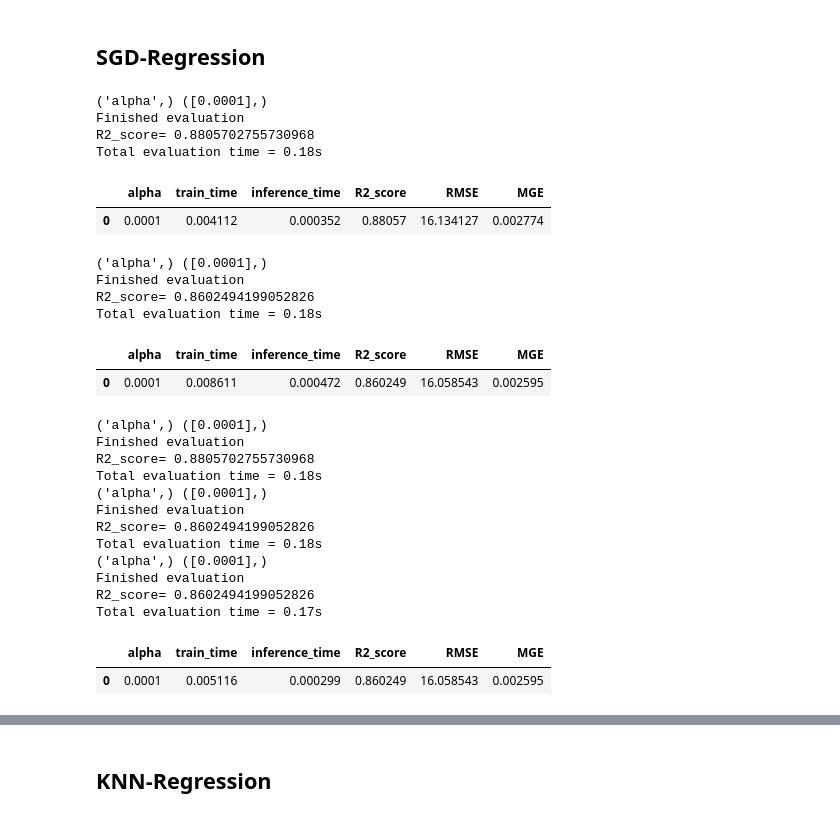
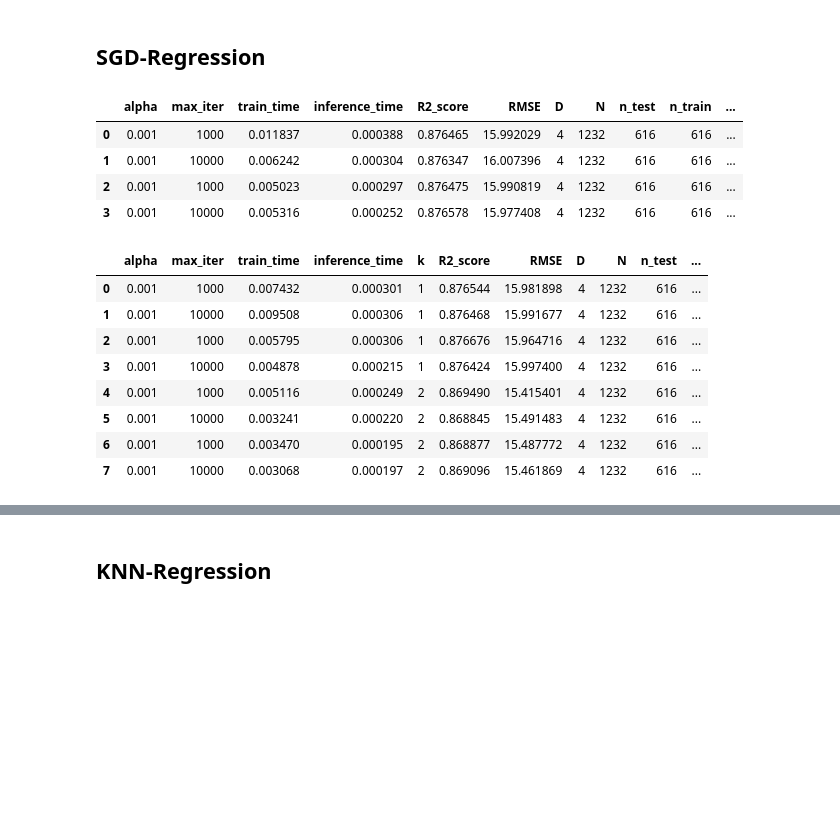
Before and after one commit to hitimr/ML_2020, a Jupyter notebook: Ex2/Moneyball/moneyball_regression.ipynb, the cells around one changed output, grey strips where cells are left out. Cells and saved outputs as stored; diff of their text form; code cells hidden in the pictures; blank space fills up the shorter version.

```diff
--- a/Ex2/Moneyball/moneyball_regression.ipynb
+++ b/Ex2/Moneyball/moneyball_regression.ipynb
@@ -80,53 +80,33 @@ X, Y = moneyball_preprocession.preprocessing(df_raw, drop_missing_values=False)
 # %%
 MODEL = SGDRegressor
 NAME = "SGD"
 PATH = "out/"+NAME+"/"
-params = {"alpha" : [0.0001]}
+params = {"alpha" : [0.001,0.001],
+          "max_iter" : [1000,10000]}
+
 n_splits = 2
-
-modeltrainer = ModelTrainer(MODEL, params, X, Y, Varerror=mean_gamma_deviance, Error="MGE")
+modeltrainer = ModelTrainer(MODEL, params, X, Y, Varerror=mean_gamma_deviance, Error="MGE", thread_cnt=1)
 ########### train with TrainTestSplit  ###################
-modeltrainer.TTSplit(perc = 0.4)
+modeltrainer.TTSplit(test_size = 0.5)
 modeltrainer.train()
-res = modeltrainer.result
-display(res)
-
-
-########### k-Fold Cross validation  ###################
-modeltrainer.CV_fold(k = n_splits, test_size = 0.4, random_state = 42)
-modeltrainer.train()
-res = modeltrainer.result
-display(res)
-
-########### shuffle_Cross validation  ###################
-score_list_SGD = modeltrainer.CV_shuffle_split(k = n_splits, test_size = 0.4, random_state = 42)
-modeltrainer.train()
-res = modeltrainer.result
-display(res)
+results = modeltrainer.retResults(PATH + "sklearn_TTS_SGD.csv")
+display(results)
+############ shuffle_Cross validation  ###################
+modeltrainer.CV_shuffle_split(k = n_splits, test_size = 0.5, random_state = 42)
+results = modeltrainer.retResults(PATH + "sklearn_CV_SGD.csv")
+display(results)
 # %% [output]
-('alpha',) ([0.0001],)
-Finished evaluation
-R2_score= 0.8805702755730968
-Total evaluation time = 0.18s
-|  | alpha | train_time | inference_time | R2_score | RMSE | MGE |
-| 0 | 0.0001 | 0.004112 | 0.000352 | 0.88057 | 16.134127 | 0.002774 |
+|  | alpha | max_iter | train_time | inference_time | R2_score | RMSE | D | N | n_test | n_train | ... |
+| 0 | 0.001 | 1000 | 0.011837 | 0.000388 | 0.876465 | 15.992029 | 4 | 1232 | 616 | 616 | ... |
+| 1 | 0.001 | 10000 | 0.006242 | 0.000304 | 0.876347 | 16.007396 | 4 | 1232 | 616 | 616 | ... |
+| 2 | 0.001 | 1000 | 0.005023 | 0.000297 | 0.876475 | 15.990819 | 4 | 1232 | 616 | 616 | ... |
+| 3 | 0.001 | 10000 | 0.005316 | 0.000252 | 0.876578 | 15.977408 | 4 | 1232 | 616 | 616 | ... |
-('alpha',) ([0.0001],)
-Finished evaluation
-R2_score= 0.8602494199052826
-Total evaluation time = 0.18s
-|  | alpha | train_time | inference_time | R2_score | RMSE | MGE |
-| 0 | 0.0001 | 0.008611 | 0.000472 | 0.860249 | 16.058543 | 0.002595 |
+|  | alpha | max_iter | train_time | inference_time | k | R2_score | RMSE | D | N | n_test | ... |
+| 0 | 0.001 | 1000 | 0.007432 | 0.000301 | 1 | 0.876544 | 15.981898 | 4 | 1232 | 616 | ... |
+| 1 | 0.001 | 10000 | 0.009508 | 0.000306 | 1 | 0.876468 | 15.991677 | 4 | 1232 | 616 | ... |
+| 2 | 0.001 | 1000 | 0.005795 | 0.000306 | 1 | 0.876676 | 15.964716 | 4 | 1232 | 616 | ... |
+| 3 | 0.001 | 10000 | 0.004878 | 0.000215 | 1 | 0.876424 | 15.997400 | 4 | 1232 | 616 | ... |
+| 4 | 0.001 | 1000 | 0.005116 | 0.000249 | 2 | 0.869490 | 15.415401 | 4 | 1232 | 616 | ... |
+| 5 | 0.001 | 10000 | 0.003241 | 0.000220 | 2 | 0.868845 | 15.491483 | 4 | 1232 | 616 | ... |
+| 6 | 0.001 | 1000 | 0.003470 | 0.000195 | 2 | 0.868877 | 15.487772 | 4 | 1232 | 616 | ... |
+| 7 | 0.001 | 10000 | 0.003068 | 0.000197 | 2 | 0.869096 | 15.461869 | 4 | 1232 | 616 | ... |
-('alpha',) ([0.0001],)
-Finished evaluation
-R2_score= 0.8805702755730968
-Total evaluation time = 0.18s
-('alpha',) ([0.0001],)
-Finished evaluation
-R2_score= 0.8602494199052826
-Total evaluation time = 0.18s
-('alpha',) ([0.0001],)
-Finished evaluation
-R2_score= 0.8602494199052826
-Total evaluation time = 0.17s
-|  | alpha | train_time | inference_time | R2_score | RMSE | MGE |
-| 0 | 0.0001 | 0.005116 | 0.000299 | 0.860249 | 16.058543 | 0.002595 |
```
Also changed, not shown: parts of 13 cells of this notebook, 46 other files.
